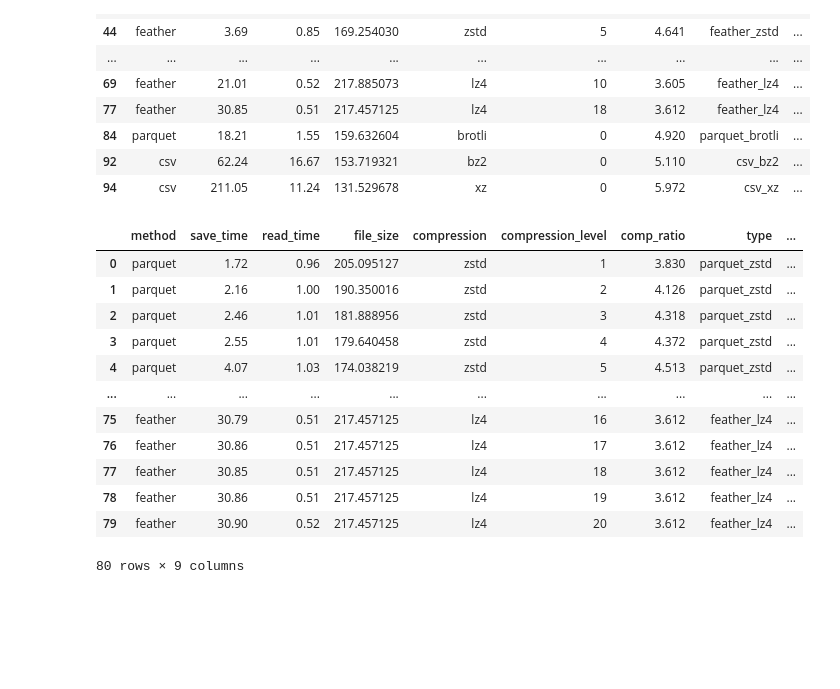
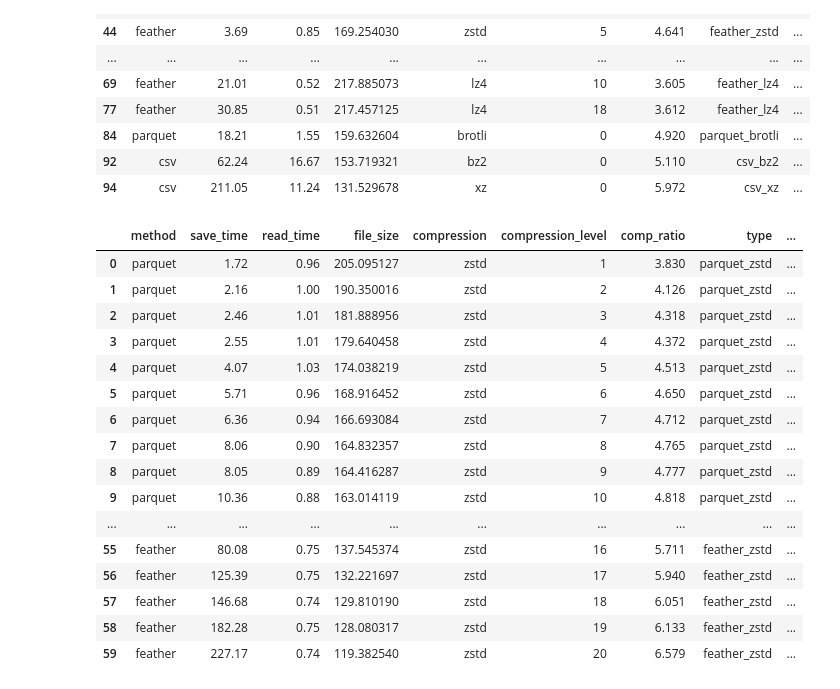
Before and after one commit to PhilipMay/pandas_compression, a Jupyter notebook: 03_evaluation.ipynb, the cells around one changed output. Saved outputs shown, nothing was run; the diff lists cells and outputs as text; code cells hidden in the pictures; blank space fills up the shorter version.

```diff
--- a/03_evaluation.ipynb
+++ b/03_evaluation.ipynb
@@ -191,24 +191,29 @@ fig = px.bar(df_interesting_levels, x="method_compression_with_level", y="read_t
 fig.show()
 fig.write_image("./plots/pandas_ff_bar_read_time_feather.svg")
 # %%
-feather_df = df[(df["method"].isin(["feather", "parquet"])) & (df["compression_level"] > 0)].copy()
+feather_df = df[(df["method"].isin(["feather", "parquet"])) & (df["compression_level"] > 0) &
+                (df["compression"] == "zstd")].copy()
 #feather_df = df[df["method"].isin(["feather", "parquet"])].copy()
 
 feather_df
 # %% [output]
 |  | method | save_time | read_time | file_size | compression | compression_level | comp_ratio | type | ... |
 | 0 | parquet | 1.72 | 0.96 | 205.095127 | zstd | 1 | 3.830 | parquet_zstd | ... |
 | 1 | parquet | 2.16 | 1.00 | 190.350016 | zstd | 2 | 4.126 | parquet_zstd | ... |
 | 2 | parquet | 2.46 | 1.01 | 181.888956 | zstd | 3 | 4.318 | parquet_zstd | ... |
 | 3 | parquet | 2.55 | 1.01 | 179.640458 | zstd | 4 | 4.372 | parquet_zstd | ... |
 | 4 | parquet | 4.07 | 1.03 | 174.038219 | zstd | 5 | 4.513 | parquet_zstd | ... |
+| 5 | parquet | 5.71 | 0.96 | 168.916452 | zstd | 6 | 4.650 | parquet_zstd | ... |
+| 6 | parquet | 6.36 | 0.94 | 166.693084 | zstd | 7 | 4.712 | parquet_zstd | ... |
+| 7 | parquet | 8.06 | 0.90 | 164.832357 | zstd | 8 | 4.765 | parquet_zstd | ... |
+| 8 | parquet | 8.05 | 0.89 | 164.416287 | zstd | 9 | 4.777 | parquet_zstd | ... |
+| 9 | parquet | 10.36 | 0.88 | 163.014119 | zstd | 10 | 4.818 | parquet_zstd | ... |
 | ... | ... | ... | ... | ... | ... | ... | ... | ... | ... |
-| 75 | feather | 30.79 | 0.51 | 217.457125 | lz4 | 16 | 3.612 | feather_lz4 | ... |
-| 76 | feather | 30.86 | 0.51 | 217.457125 | lz4 | 17 | 3.612 | feather_lz4 | ... |
-| 77 | feather | 30.85 | 0.51 | 217.457125 | lz4 | 18 | 3.612 | feather_lz4 | ... |
-| 78 | feather | 30.86 | 0.51 | 217.457125 | lz4 | 19 | 3.612 | feather_lz4 | ... |
-| 79 | feather | 30.90 | 0.52 | 217.457125 | lz4 | 20 | 3.612 | feather_lz4 | ... |
+| 55 | feather | 80.08 | 0.75 | 137.545374 | zstd | 16 | 5.711 | feather_zstd | ... |
+| 56 | feather | 125.39 | 0.75 | 132.221697 | zstd | 17 | 5.940 | feather_zstd | ... |
+| 57 | feather | 146.68 | 0.74 | 129.810190 | zstd | 18 | 6.051 | feather_zstd | ... |
+| 58 | feather | 182.28 | 0.75 | 128.080317 | zstd | 19 | 6.133 | feather_zstd | ... |
+| 59 | feather | 227.17 | 0.74 | 119.382540 | zstd | 20 | 6.579 | feather_zstd | ... |
-80 rows × 9 columns
 # %%
 fig = px.scatter(feather_df, x="compression_level", y="comp_ratio", color='type',
                  hover_data=['save_time', "read_time"],
```
Also changed, not shown: 9 other files.
